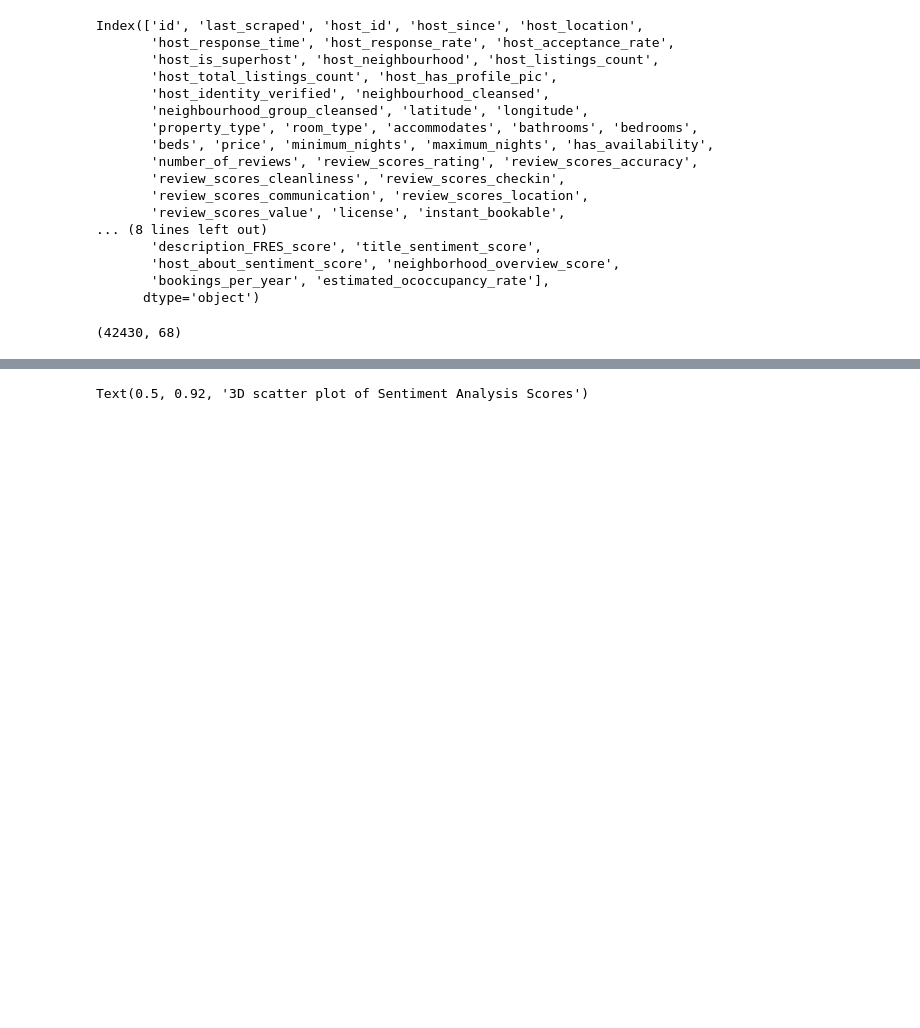
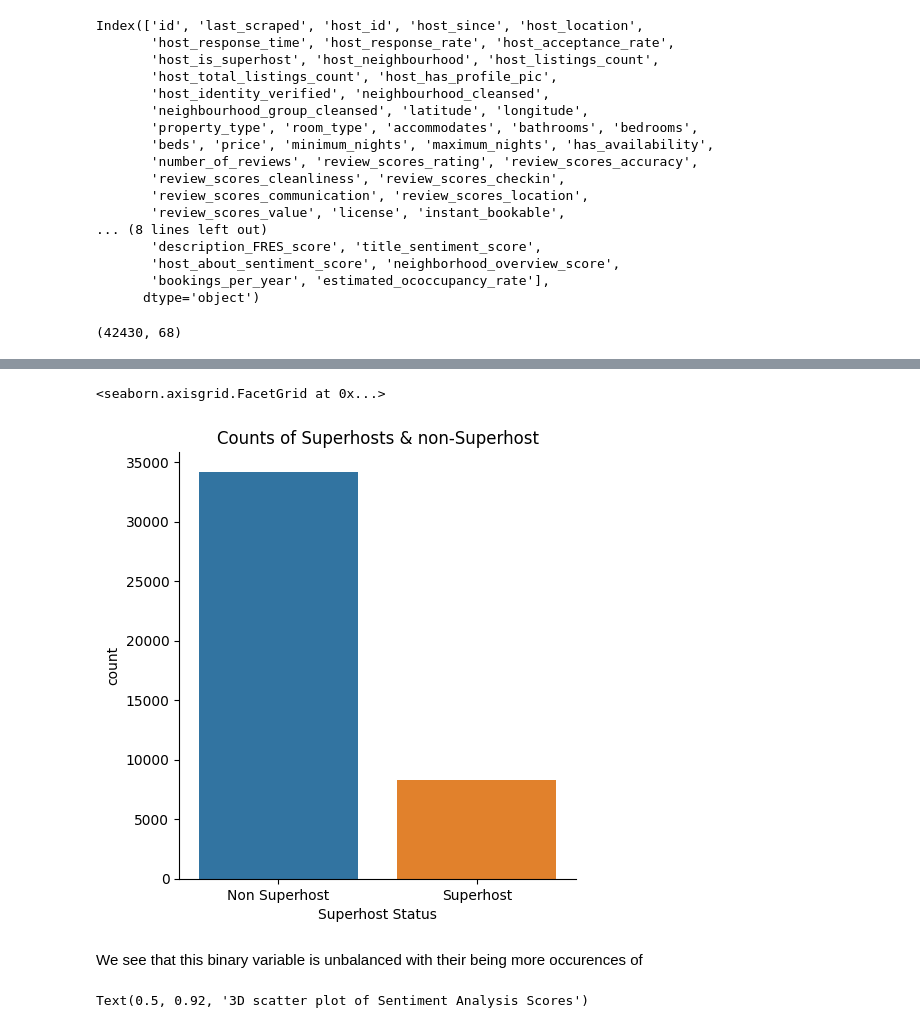
Before and after one commit to afifshomali/NYC-Airbnb-Analysis-447, a Jupyter notebook: EdaAirbnb.ipynb, the cells around one changed output, grey strips where cells are left out. Cells and saved outputs as stored; diff of their text form; code cells hidden in the pictures; blank space fills up the shorter version.

```diff
--- a/EdaAirbnb.ipynb
+++ b/EdaAirbnb.ipynb
@@ -80,3 +95,16 @@ array([[ 1.        , -0.01415755],
+# %%
+# Super host distribution
+
+#
+ax = sns.catplot(x=df["host_is_superhost"], hue="host_is_superhost", data=df, kind="count", legend=False)
+plt.title("Counts of Superhosts & non-Superhost")
+ax.set_xticklabels(["Non Superhost", "Superhost"])
+ax.set_xlabels("Superhost Status")
+# %% [output]
+<seaborn.axisgrid.FacetGrid at 0x...>
+[figure, added]
+# %% [markdown]
+We see that this binary variable is unbalanced with their being more occurences of
 # %%
 # Prices vs some categorical variables distribtuions:
 # neighbourhood/bourough, room_type, property_type, host_response_time or rate, host_identity_verified
```
Also changed, not shown: parts of 3 cells of this notebook, 1 other file.
